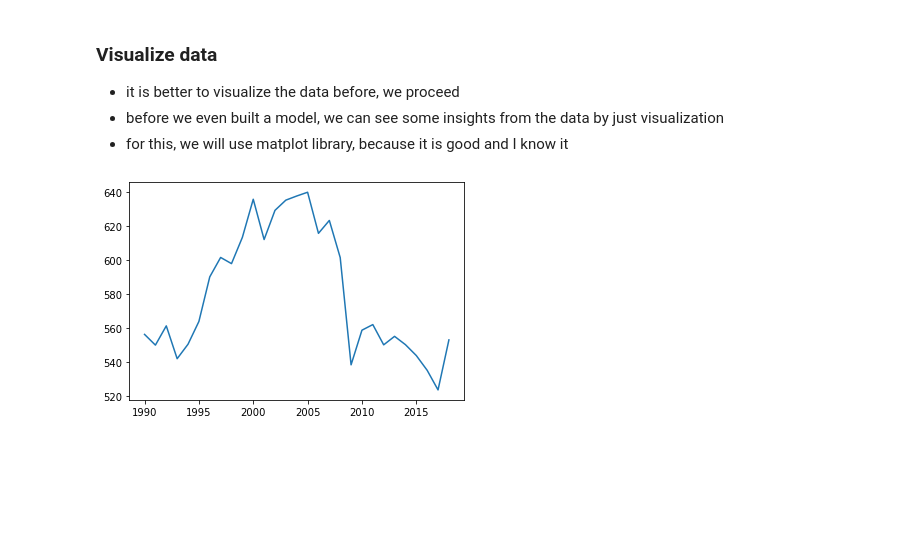
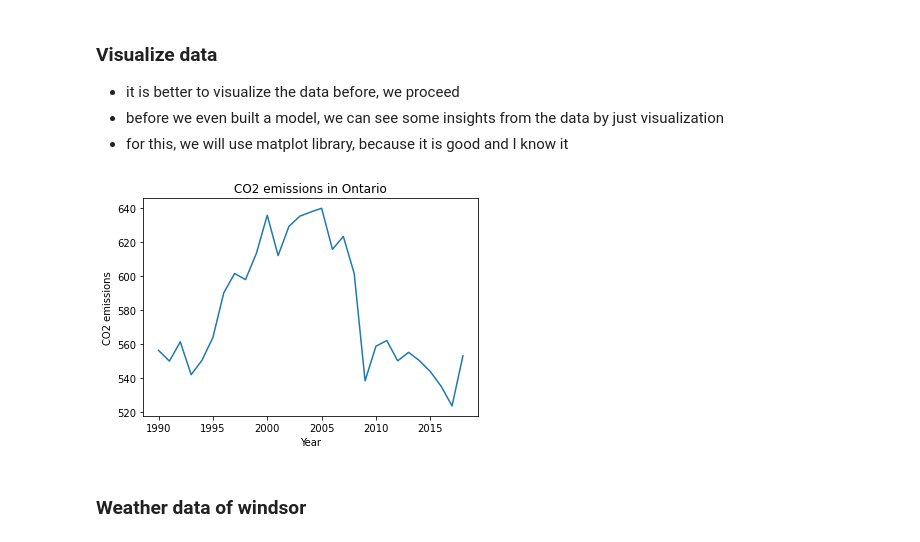
Before and after one commit to malvat/DataMiningGasEmissions, a Jupyter notebook: Data Prediction.ipynb, the cells around one changed output. Cells and saved outputs as stored; diff of their text form; code cells hidden in the pictures; blank space fills up the shorter version.

Commit message:
add new data source and visualize it

```diff
--- a/Data Prediction.ipynb
+++ b/Data Prediction.ipynb
@@ -16,6 +16,6 @@
 import pandas as pd
 # %%
 # reading csv file using pandas
-data = pd.read_csv("./data/GHG_Econ_Can_Prov_Terr.csv")
+emission_data = pd.read_csv("./data/GHG_Econ_Can_Prov_Terr.csv")
 # %%
 # displaying the data
@@ -58,7 +58,7 @@ the data is also, pretty huge for our project
 also, data is divided into sub-cateogories and hence, we need to merge them
 # %%
 # data about only ontario
-data_ontario = data[data['Region'] == "Ontario"]
+data_ontario = emission_data[emission_data['Region'] == "Ontario"]
 
 # getting only required data
 data_ontario = data_ontario[['Year', 'CO2eq']]
@@ -103,7 +103,11 @@ import matplotlib.pyplot as plt
 # %%
 # plot the graph
 plt.plot(data_ontario['Year'], data_ontario['CO2eq'])
-plt.y_label("CO2 emissions")
+plt.title("CO2 emissions in Ontario")
+plt.ylabel("CO2 emissions")
+plt.xlabel("Year")
 plt.show()
 # %% [output]
-[figure, old version]
+[figure, new version]
+# %% [markdown]
+### Weather data of windsor
```
Also changed, not shown: parts of 7 cells of this notebook, 1 other file.
